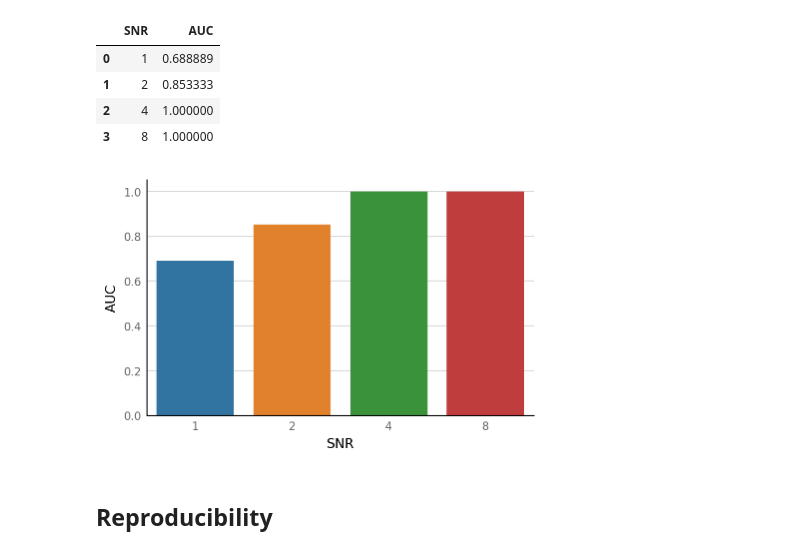
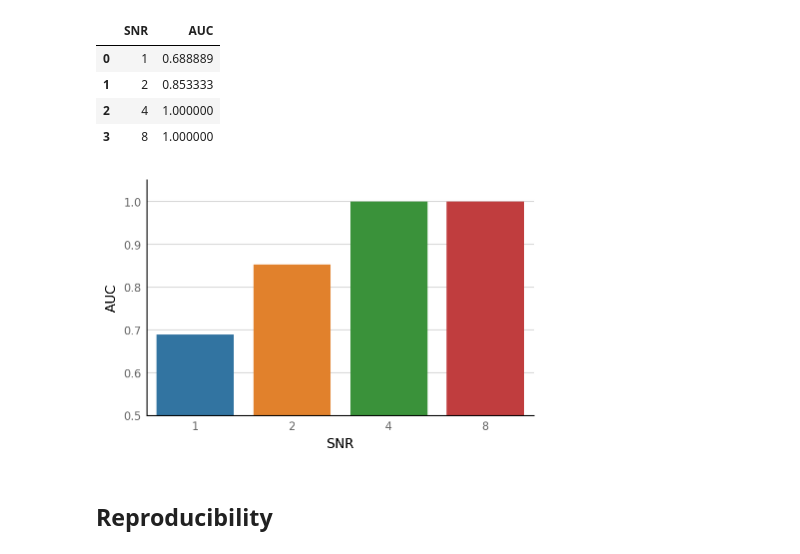
Before and after one commit to tfiers/phd, a Jupyter notebook: notebooks/2021-01-13__multiple_ROC.ipynb, the cells around one changed output. Saved outputs shown, nothing was run; the diff lists cells and outputs as text; code cells hidden in the pictures.

Commit message:
⬆IMPR AUC barplot starts at 0.5

```diff
--- a/notebooks/2021-01-13__multiple_ROC.ipynb
+++ b/notebooks/2021-01-13__multiple_ROC.ipynb
@@ -139,9 +139,10 @@ df = pd.DataFrame(dict(SNR=SNRs, AUC=[AUC(s) for s in thr_sweeps]))
 | 2 | 4 | 1.000000 |
 | 3 | 8 | 1.000000 |
 # %%
-sns.barplot(data=df, x="SNR", y="AUC");
+ax = sns.barplot(data=df, x="SNR", y="AUC")
+ax.set_ylim(bottom=0.5);
 # %% [output]
-[figure, old version]
+[figure, new version]
 # %% [markdown]
 ## Reproducibility
 # %%
```
